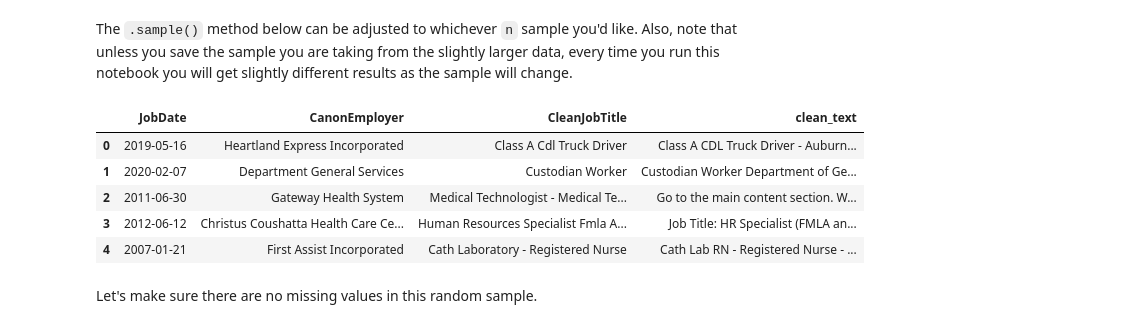
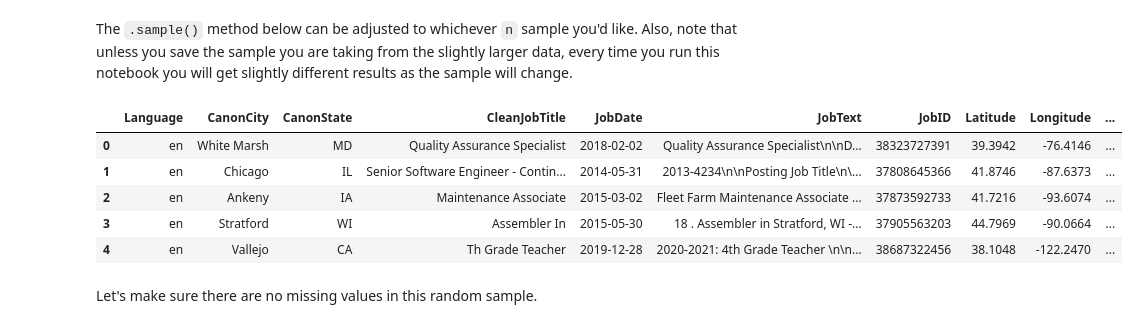
Before and after one commit to ramonprz01/bg-insead-project, a Jupyter notebook: unsupervised_ml/clustering_test.ipynb, the cells around one changed output. Cells and saved outputs as stored; diff of their text form; code cells hidden in the pictures.

```diff
--- a/unsupervised_ml/clustering_test.ipynb
+++ b/unsupervised_ml/clustering_test.ipynb
@@ -210,17 +219,19 @@ Name: len_job_text, dtype: float64
 # %% [markdown]
 The `.sample()` method below can be adjusted to whichever `n` sample you'd like. Also, note that unless you save the sample you are taking from the slightly larger data, every time you run this notebook you will get slightly different results as the sample will change.
 # %%
+%%time
+
 df = df.sample(n=100000)
-df = df[['JobDate', 'CanonEmployer', 'CleanJobTitle', 'clean_text']]
+# df = df[['JobDate', 'CanonEmployer', 'CleanJobTitle', 'clean_text']]
 df.reset_index(drop=True, inplace=True)
 df.head()
 # %% [output]
-|  | JobDate | CanonEmployer | CleanJobTitle | clean_text |
-| 0 | 2019-05-16 | Heartland Express Incorporated | Class A Cdl Truck Driver | Class A CDL Truck Driver - Auburn... |
-| 1 | 2020-02-07 | Department General Services | Custodian Worker | Custodian Worker Department of Ge... |
-| 2 | 2011-06-30 | Gateway Health System | Medical Technologist - Medical Te... | Go to the main content section. W... |
-| 3 | 2012-06-12 | Christus Coushatta Health Care Ce... | Human Resources Specialist Fmla A... | Job Title: HR Specialist (FMLA an... |
-| 4 | 2007-01-21 | First Assist Incorporated | Cath Laboratory - Registered Nurse | Cath Lab RN - Registered Nurse - ... |
+|  | Language | CanonCity | CanonState | CleanJobTitle | JobDate | JobText | JobID | Latitude | Longitude | ... |
+| 0 | en | White Marsh | MD | Quality Assurance Specialist | 2018-02-02 | Quality Assurance Specialist\n\nD... | 38323727391 | 39.3942 | -76.4146 | ... |
+| 1 | en | Chicago | IL | Senior Software Engineer - Contin... | 2014-05-31 | 2013-4234\n\nPosting Job Title\n\... | 37808645366 | 41.8746 | -87.6373 | ... |
+| 2 | en | Ankeny | IA | Maintenance Associate | 2015-03-02 | Fleet Farm Maintenance Associate ... | 37873592733 | 41.7216 | -93.6074 | ... |
+| 3 | en | Stratford | WI | Assembler In | 2015-05-30 | 18 . Assembler in Stratford, WI -... | 37905563203 | 44.7969 | -90.0664 | ... |
+| 4 | en | Vallejo | CA | Th Grade Teacher | 2019-12-28 | 2020-2021: 4th Grade Teacher \n\n... | 38687322456 | 38.1048 | -122.2470 | ... |
 # %% [markdown]
 Let's make sure there are no missing values in this random sample.
 # %%
```
Also changed, not shown: parts of 23 cells of this notebook.
